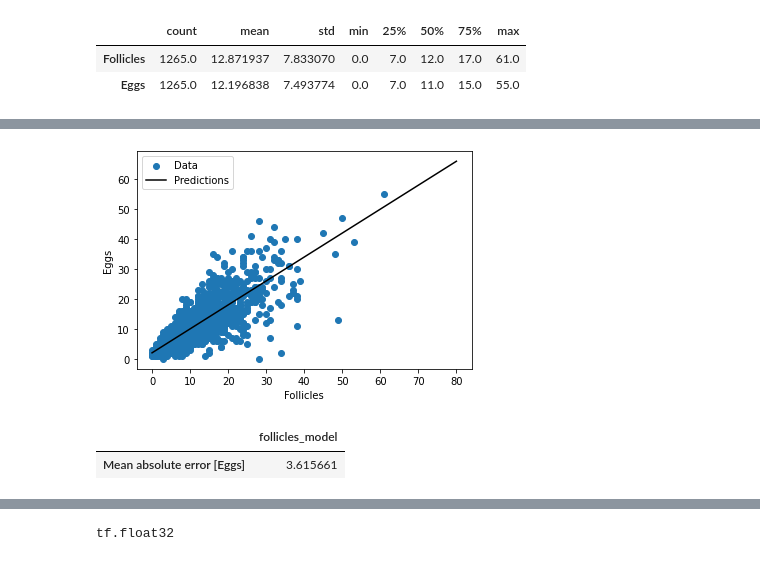
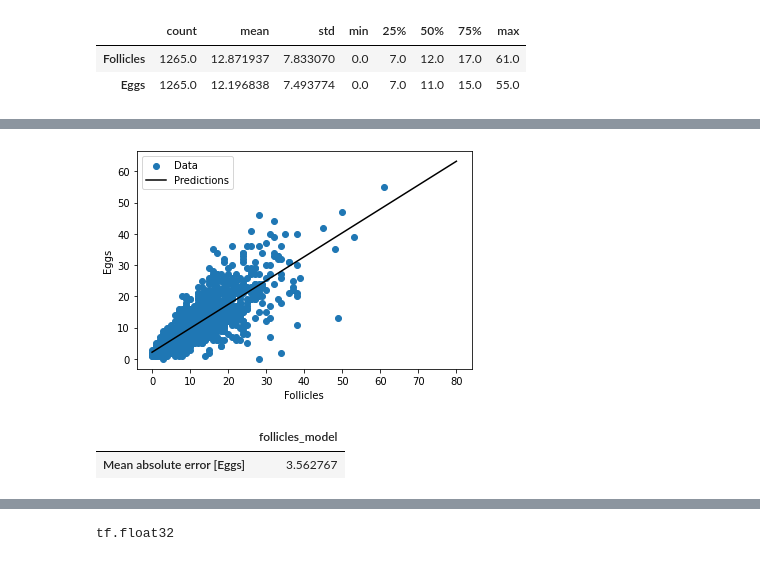
Before and after one commit to jcheso/juno-ivf, a Jupyter notebook: api/src/services/model.ipynb, the cells around one changed output, grey strips where cells are left out. Drawn from its saved outputs; the diff is of its cells as text; code cells hidden in the pictures.

```diff
--- a/api/src/services/model.ipynb
+++ b/api/src/services/model.ipynb
@@ -66,4 +56,8 @@ First example: [[9.]]
 # %%
 follicles = np.array(train_features['Follicles'], dtype=float32)
+# %%
+follicles_normalizer = layers.Normalization(input_shape=[1,], axis=None)
+follicles_normalizer.adapt(follicles)
 # %%
-follicles_model = keras.Sequential([layers.Dense(units=1,dtype=tf.float32)])
+follicles_model = keras.Sequential([follicles_normalizer, layers.Dense(units=1,dtype=tf.float32)])
+follicles_model.summary()
@@ -128,17 +135,17 @@ y = follicles_model.predict(x)
 # %%
-def plot_horsepower(x, y):
+def plot_result(x, y):
   plt.scatter(train_features['Follicles'], train_labels, label='Data')
   plt.plot(x, y, color='k', label='Predictions')
   plt.xlabel('Follicles')
   plt.ylabel('Eggs')
   plt.legend()
 # %%
-plot_horsepower(x, y)
+plot_result(x, y)
 # %% [output]
-[figure, old version]
+[figure, new version]
 # %%
 pd.DataFrame(test_results, index=['Mean absolute error [Eggs]'])
 # %% [output]
 |  | follicles_model |
-| Mean absolute error [Eggs] | 3.615661 |
+| Mean absolute error [Eggs] | 3.562767 |
 # %%
```
Also changed, not shown: parts of 22 cells of this notebook, 4 other files.
